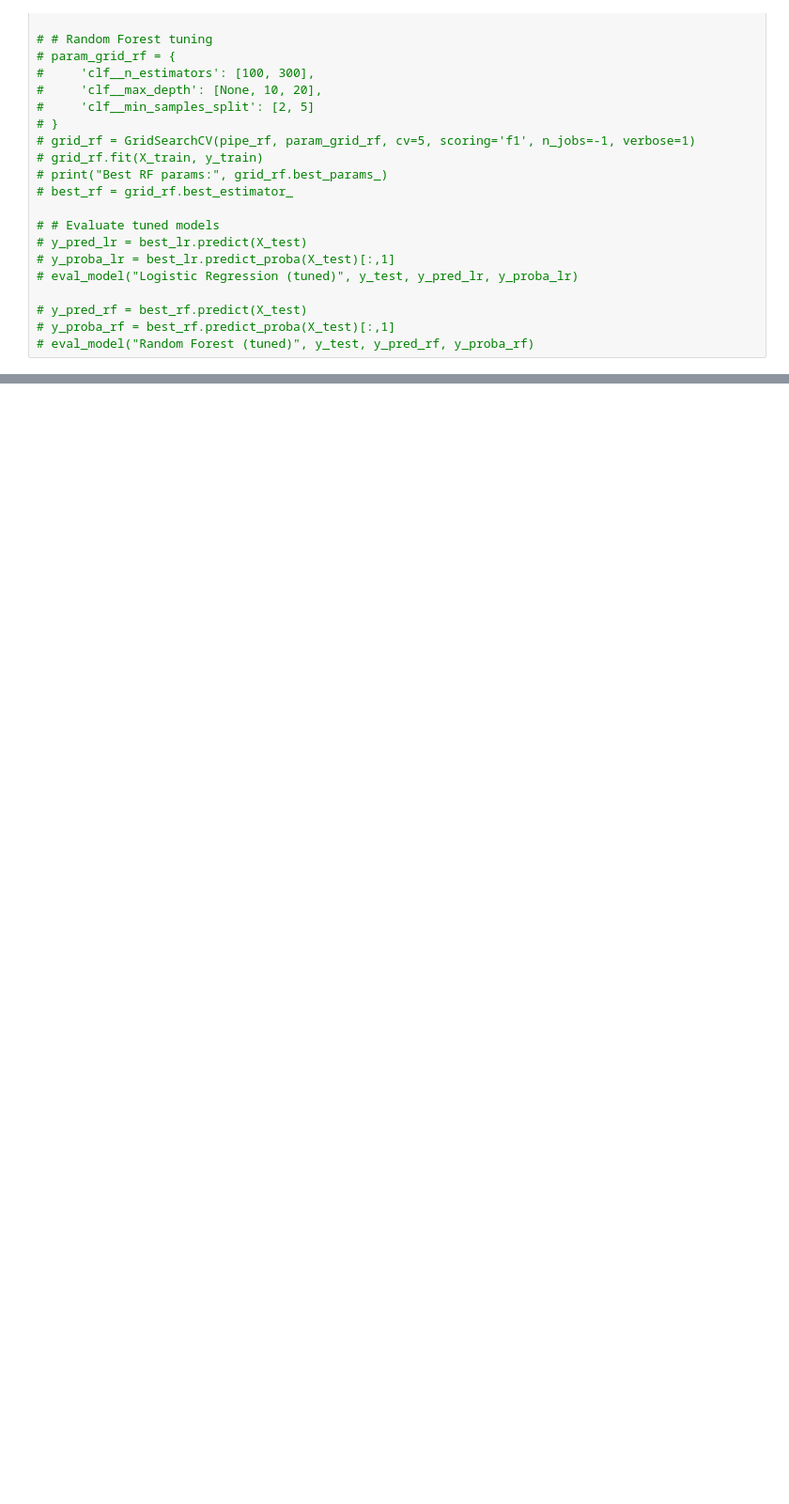
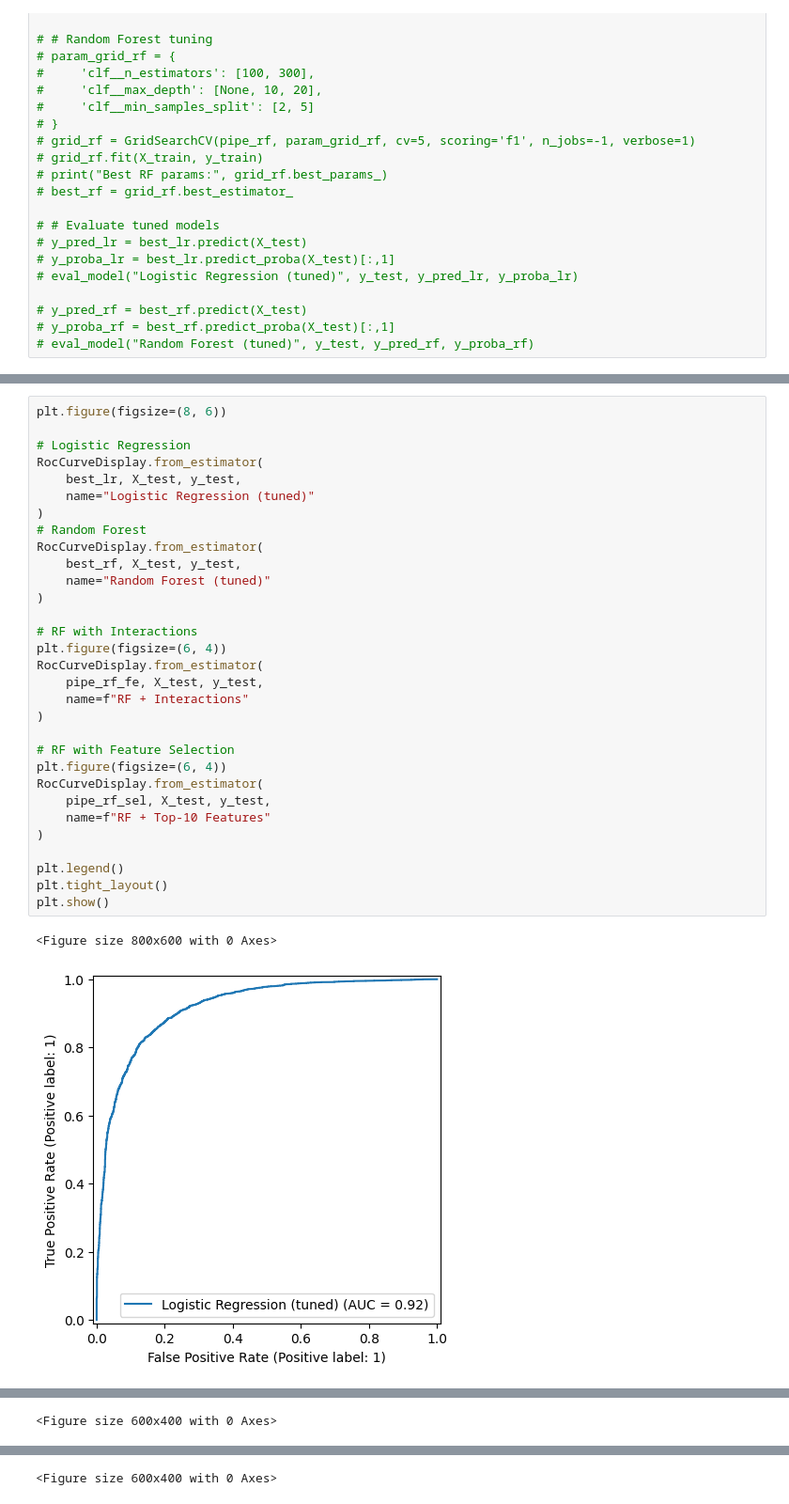
Before and after one commit to rssalwekar/ml-final-project, a Jupyter notebook: final.ipynb, the cells around one changed output, grey strips where cells are left out. Shown at 94% size. Cells and saved outputs as stored; diff of their text form; blank space fills up the shorter version.

```diff
--- a/final.ipynb
+++ b/final.ipynb
@@ -404,0 +408,34 @@ Confusion Matrix:
+# %%
+plt.figure(figsize=(8, 6))
+
+# Logistic Regression
+RocCurveDisplay.from_estimator(
+    best_lr, X_test, y_test,
+    name="Logistic Regression (tuned)"
+)
+# Random Forest
+RocCurveDisplay.from_estimator(
+    best_rf, X_test, y_test,
+    name="Random Forest (tuned)"
+)
+
+# RF with Interactions
+plt.figure(figsize=(6, 4))
+RocCurveDisplay.from_estimator(
+    pipe_rf_fe, X_test, y_test,
+    name=f"RF + Interactions"
+)
+
+# RF with Feature Selection
+plt.figure(figsize=(6, 4))
+RocCurveDisplay.from_estimator(
+    pipe_rf_sel, X_test, y_test,
+    name=f"RF + Top-10 Features"
+)
+
+plt.legend()
+plt.tight_layout()
+plt.show()
+# %% [output]
+<Figure size 800x600 with 0 Axes>
+[figure, added]
@@ -404,0 +443 @@ Confusion Matrix:
+<Figure size 600x400 with 0 Axes>
@@ -404,0 +445 @@ Confusion Matrix:
+<Figure size 600x400 with 0 Axes>
```
Also changed, not shown: parts of 29 cells of this notebook, 5 other files.
